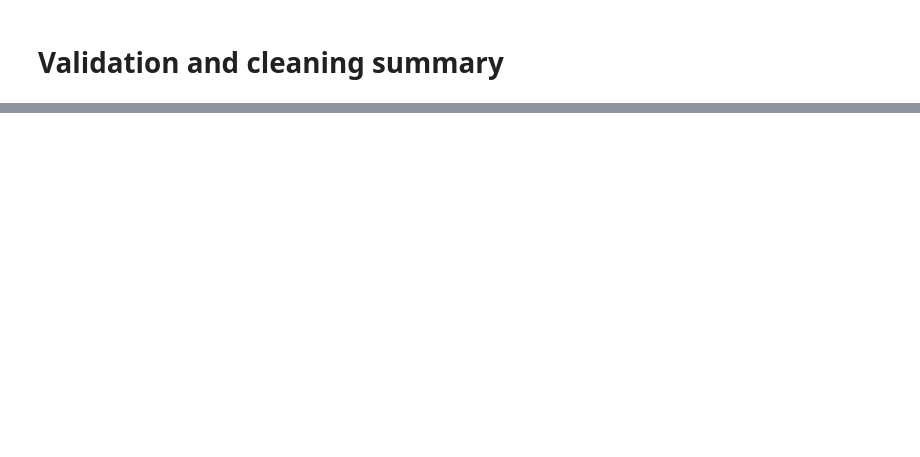
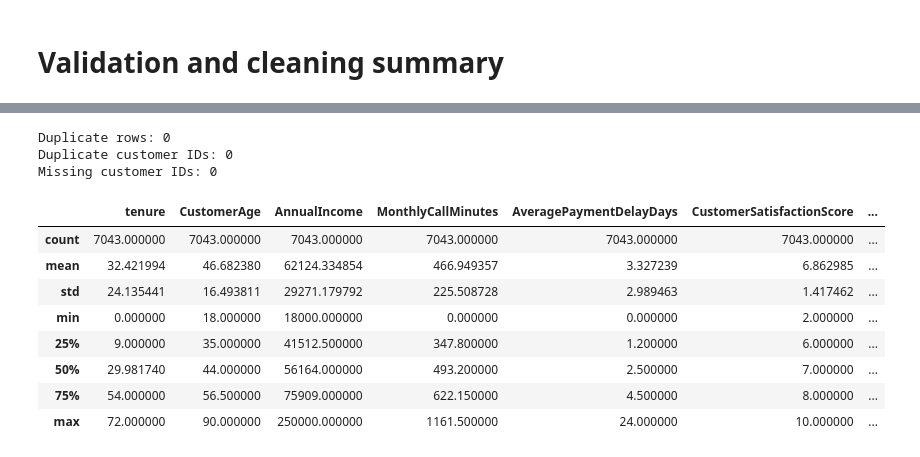
Before and after one commit to pondnatalie/Churn_Project_Tellecommunications, a Jupyter notebook: Churn_Project.ipynb, the cells around one changed output, grey strips where cells are left out. Cells and saved outputs as stored; diff of their text form; code cells hidden in the pictures; blank space fills up the shorter version.

```diff
--- a/Churn_Project.ipynb
+++ b/Churn_Project.ipynb
@@ -380,0 +402,21 @@ plt.show()
+# %%
+print("Duplicate rows:", df.duplicated().sum())
+print("Duplicate customer IDs:", df["customerID"].duplicated().sum())
+print("Missing customer IDs:", df["customerID"].isna().sum())
+# %% [output]
+Duplicate rows: 0
+Duplicate customer IDs: 0
+Missing customer IDs: 0
+# %%
+# Review numeric values after imputation and cleaning
+df.describe()
+# %% [output]
+|  | tenure | CustomerAge | AnnualIncome | MonthlyCallMinutes | AveragePaymentDelayDays | CustomerSatisfactionScore | ... |
+| count | 7043.000000 | 7043.000000 | 7043.000000 | 7043.000000 | 7043.000000 | 7043.000000 | ... |
+| mean | 32.421994 | 46.682380 | 62124.334854 | 466.949357 | 3.327239 | 6.862985 | ... |
+| std | 24.135441 | 16.493811 | 29271.179792 | 225.508728 | 2.989463 | 1.417462 | ... |
+| min | 0.000000 | 18.000000 | 18000.000000 | 0.000000 | 0.000000 | 2.000000 | ... |
+| 25% | 9.000000 | 35.000000 | 41512.500000 | 347.800000 | 1.200000 | 6.000000 | ... |
+| 50% | 29.981740 | 44.000000 | 56164.000000 | 493.200000 | 2.500000 | 7.000000 | ... |
+| 75% | 54.000000 | 56.500000 | 75909.000000 | 622.150000 | 4.500000 | 8.000000 | ... |
+| max | 72.000000 | 90.000000 | 250000.000000 | 1161.500000 | 24.000000 | 10.000000 | ... |
```
Also changed, not shown: parts of 19 cells of this notebook.
